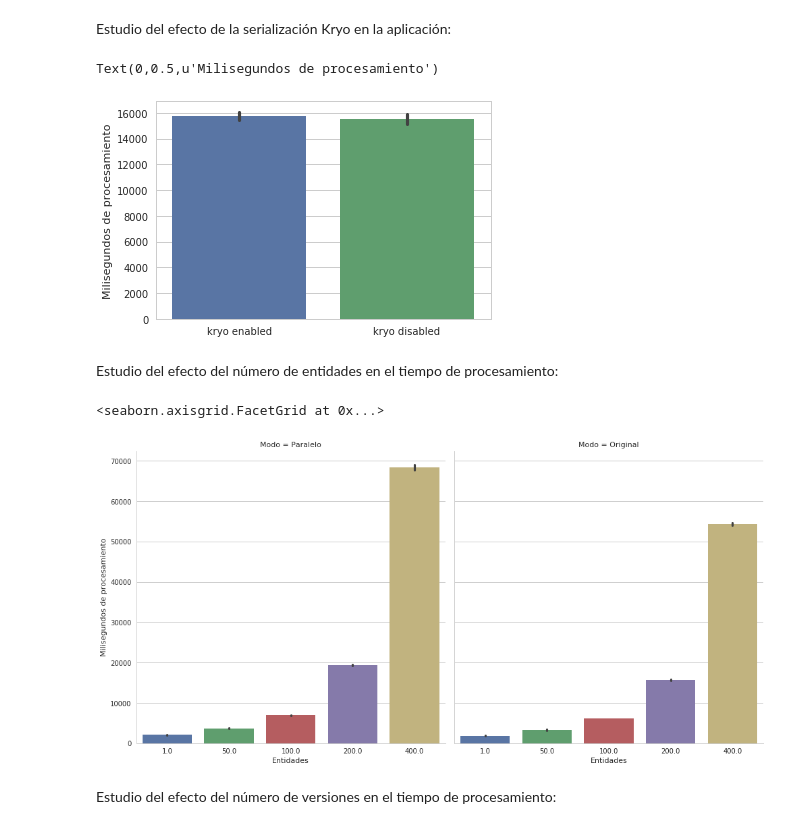
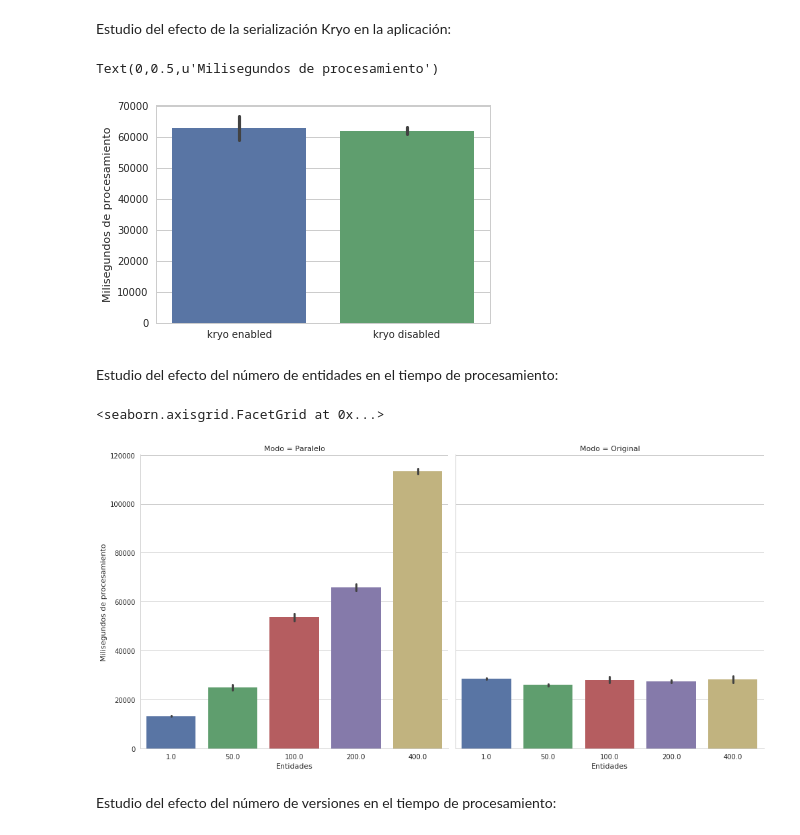
Before and after one commit to catedrasaes-umu/NoSQLDataEngineering, a Jupyter notebook: es.um.nosql.streaminginference.json2dbschema/benchmark/Benchmark.ipynb, the cells around one changed output. Cells and saved outputs as stored; diff of their text form; code cells hidden in the pictures.

```diff
--- a/es.um.nosql.streaminginference.json2dbschema/benchmark/Benchmark.ipynb
+++ b/es.um.nosql.streaminginference.json2dbschema/benchmark/Benchmark.ipynb
@@ -200,42 +200,42 @@ benchmark(mode="mongo", elements=60000)
 Estudio del efecto de la serialización Kryo en la aplicación:
 # %%
 results = pd.DataFrame()
-df = benchmark(mode="file", elements=120000, batch=12000, entities=30, versions=20, depth=5, fields=4, kryo="true")
+df = benchmark(mode="file", elements=2400000, batch=80000, entities=30, versions=30, depth=5, fields=4, kryo="true")
 df.to_csv("kryo-enabled.csv")
 results["kryo enabled"] = df["TOTAL_PROCESSING"]
-df = benchmark(mode="file", elements=120000, batch=12000,  entities=30, versions=20, depth=5, fields=4, kryo="false")
+df = benchmark(mode="file", elements=2400000, batch=80000,  entities=30, versions=30, depth=5, fields=4, kryo="false")
 df.to_csv("kryo-disabled.csv")
 results["kryo disabled"] = df["TOTAL_PROCESSING"]
 ax = sns.barplot(data=results)
 ax.set_ylabel("Milisegundos de procesamiento")
 # %% [output]
 Text(0,0.5,u'Milisegundos de procesamiento')
-[figure, old version]
+[figure, new version]
 # %% [markdown]
 Estudio del efecto del número de entidades en el tiempo de procesamiento:
 # %%
 ents = np.array([])
 mode = np.array([])
 millis = np.array([])
 for entities in [1, 50, 100, 200, 400]:
-    df = benchmark(mode="file", elements=120000, batch=12000, entities=entities, versions=1, depth=2, fields=2, kryo="true")
+    df = benchmark(mode="file", elements=2400000, batch=80000, entities=entities, versions=1, depth=2, fields=2, kryo="true")
     df.to_csv("file-entities-"+str(entities)+".csv")
     length = df["TOTAL_PROCESSING"].size
     ents = np.append(ents, np.repeat(entities, length))
     mode = np.append(mode, np.repeat("Paralelo", length))
     millis = np.append(millis, df["TOTAL_PROCESSING"].as_matrix())
-    df = benchmark(mode="single", elements=120000, entities=entities, versions=1, depth=2, fields=2)
+    df = benchmark(mode="single", elements=2400000, entities=entities, versions=1, depth=2, fields=2)
     df.to_csv("original-file-entities-"+str(entities)+".csv")
     length = df["TOTAL_PROCESSING"].size
     ents = np.append(ents, np.repeat(entities, length))
     mode = np.append(mode, np.repeat("Original", length))
     millis = np.append(millis, df["TOTAL_PROCESSING"].as_matrix())
 
 results = pd.DataFrame({"Entidades":ents, "Modo": mode, "Milisegundos de procesamiento": millis})
 sns.factorplot(x="Entidades", y="Milisegundos de procesamiento", col="Modo", data=results, kind="bar", size=7)
 # %% [output]
 <seaborn.axisgrid.FacetGrid at 0x...>
-[figure, old version]
+[figure, new version]
 # %% [markdown]
 Estudio del efecto del número de versiones en el tiempo de procesamiento:
 # %%
```
Also changed, not shown: parts of 9 cells of this notebook, 4 other files.
